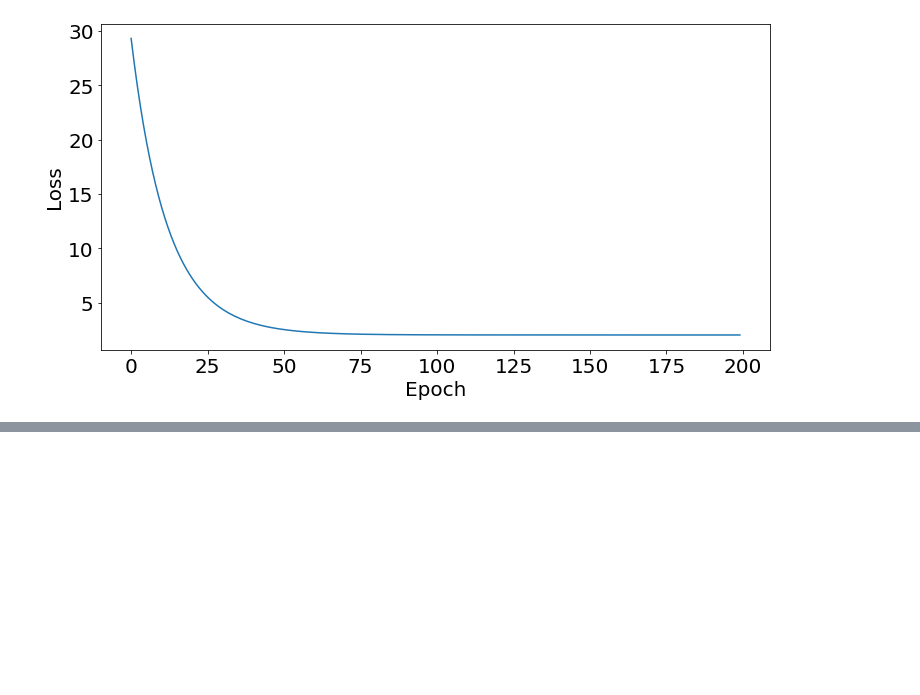
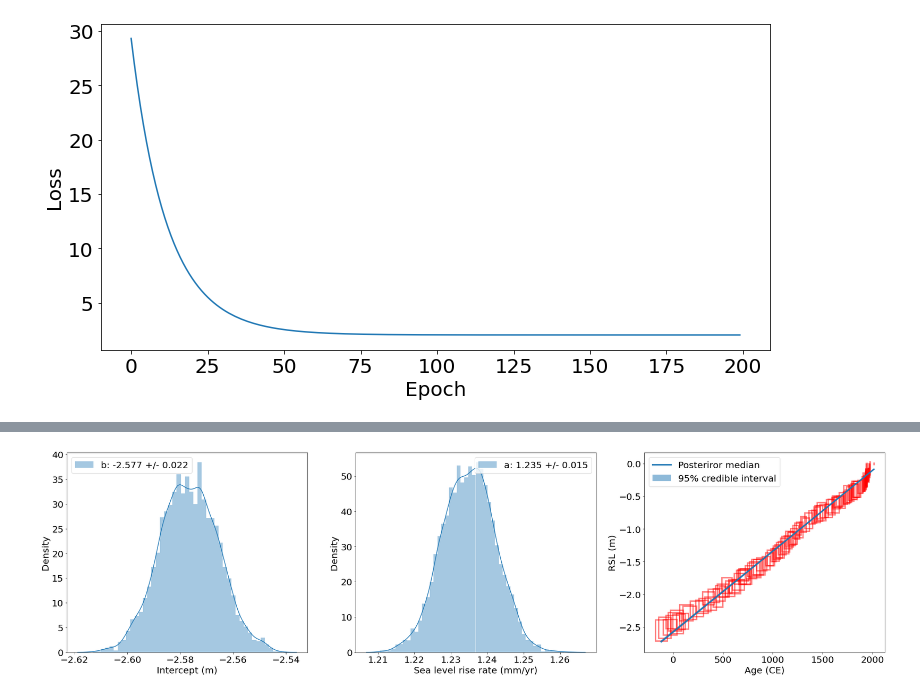
Before and after one commit to radical-collaboration/PaleoSTeHM, a Jupyter notebook: Tutorials/1. Introduction/3. Analysis Choice.ipynb, the cells around one changed output, grey strips where cells are left out. Cells and saved outputs as stored; diff of their text form; code cells hidden in the pictures; blank space fills up the shorter version.

```diff
--- a/Tutorials/1. Introduction/3. Analysis Choice.ipynb
+++ b/Tutorials/1. Introduction/3. Analysis Choice.ipynb
@@ -117,14 +128,3 @@ cov(\sigma y_{1} ,\sigma y_{2} )       &   \sigma y_{2} ^2     & \cdots  & cov(\
 $$
 
 By doing this, GLS will be able to capture the potential correlation between observational uncertainties.
-# %%
-#generate a data model which all data uncertainty are strongly correlated
-data_model = np.zeros((1000,NNC_X.shape[0]))
-normal_factor = np.abs(np.random.normal(0,1,1000))
-noise = np.random.normal(0,0.005,(NNC_X.shape[0],1000))
-for i in range(1000):
-    data_model[i] = NNC_y_sigma*normal_factor[i] +noise[:,i]
-
-cov_struct2 = np.cov(data_model.T)
-model_gls = sm.GLS(NNC_y.numpy(), X_ols, sigma=cov_struct2)
-print('GLS sea-level intercept: {:3.3f} (mm), sea-level rise rate {:3.3f} (mm/yr)'.format(*results_gls.params *1000))
@@ -206,6 +215,7 @@ Empirical Bayes may be viewed as an approximation to a fully Bayesian treatment
 # %%
 import pyro
-def linear_model(X, y,x_sigma,y_sigma,intercept_prior,coefficient_prior):
+#------Define process model------
+def linear_model(X, y,y_sigma,intercept_prior,coefficient_prior):
     '''
     A function to define a linear model in pyro
 
@@ -225,13 +235,12 @@ def linear_model(X, y,x_sigma,y_sigma,intercept_prior,coefficient_prior):
 
     beta_coef = pyro.sample("a", coefficient_prior)
     #generate random error for age
-    N = X.shape[0]
-    x_noise = pyro.sample('obs_xerr',dist.Normal(torch.zeros(N),x_sigma).to_event(1))
-    x_noisy = X +x_noise
+
 
     #calculate mean prediction
-    mean = linear_combination + ( x_noisy * beta_coef)
+    mean = linear_combination + ( X * beta_coef)
     with pyro.plate("data", y.shape[0]):
         # Condition the expected mean on the observed target y
+        #define data level model
         observation = pyro.sample("obs", dist.Normal(mean, y_sigma), obs=y)
 # %%
@@ -347,0 +292,26 @@ array([-2.00620561e-06, -1.83821143e-06, -1.79766233e-06, -1.79666975e-06,
+# %%
+#-------plot the posterior distribution---------
+fig = plt.figure(figsize=(32, 8))
+ax1 = plt.subplot(131)
+sns.distplot(hmc_samples['b'], ax=ax1,label='b: {:4.3f} +/- {:4.3f}'.format(hmc_samples['b'].mean(),2*hmc_samples['b'].std()))
+plt.xlabel('Intercept (m)')
+plt.legend()
+
+ax2 = plt.subplot(132)
+sns.distplot(hmc_samples['a']*1000, ax=ax2,label='a: {:4.3f} +/- {:4.3f}'.format(hmc_samples['a'].mean()*1000,2*hmc_samples['a'].std()*1000))
+plt.xlabel('Sea level rise rate (mm/yr)')
+plt.legend()
+
+ax3 = plt.subplot(133)
+PSTHM.plot_uncertainty_boxes(NNC_X,NNC_y, NNC_x_sigma*2,NNC_y_sigma*2,ax=ax3)
+posterior_pred = np.zeros([len(hmc_samples['b']),2])
+forward_x = np.array([NNC_X.min(),NNC_X.max()])
+for i in range(len(hmc_samples['b'])):
+    forward_y = hmc_samples['b'][i] + forward_x * hmc_samples['a'][i]
+    posterior_pred[i] = forward_y
+posterior_2p5,posterior_50,posterior_97p5 = np.percentile(posterior_pred,[2.5,50,97.5],axis=0)
+ax3.plot(forward_x,posterior_50,lw=3,label='Posteriror median')
+ax3.fill_between(forward_x,posterior_2p5,posterior_97p5,alpha=0.5,label='95% credible interval')
+plt.legend();
+# %% [output]
+[figure, added]
```
Also changed, not shown: parts of 30 cells of this notebook, 4 other files.
